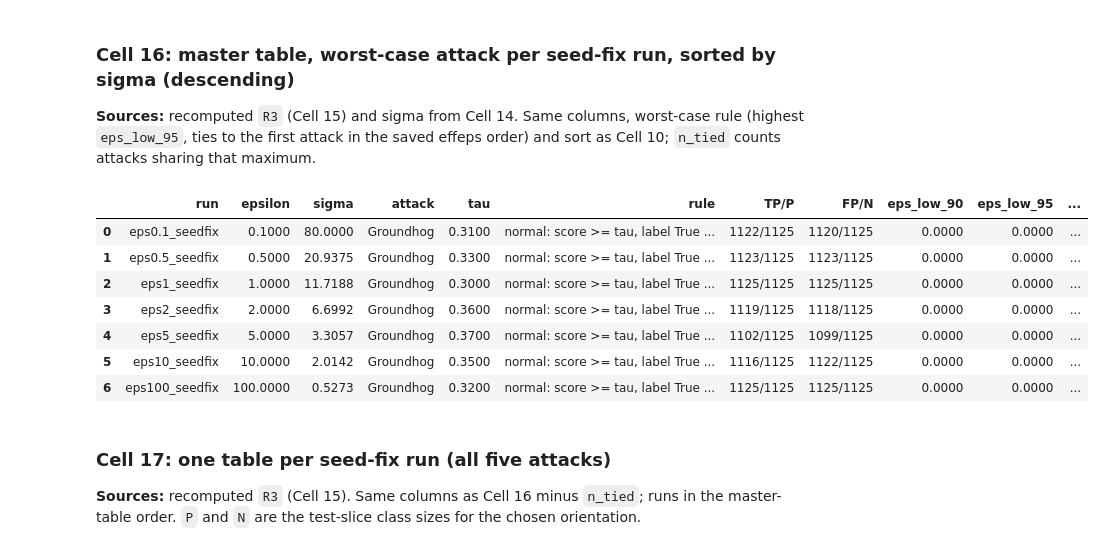
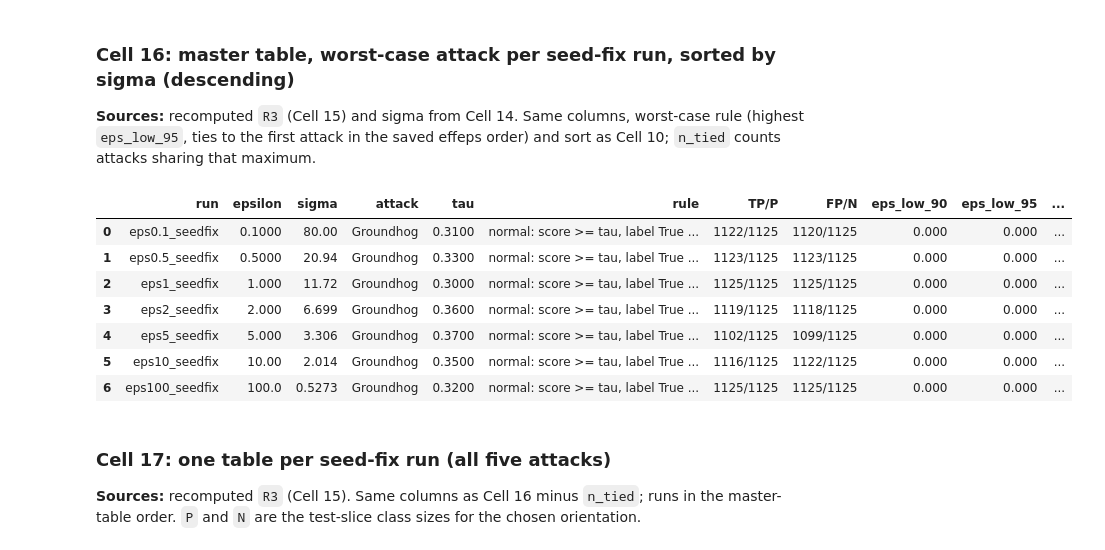
Before and after one commit to oliviapeng26/priv-sdg, a Jupyter notebook: benchmark_tapas/diagnostics/dpgan_threshold_audit.ipynb, the cells around one changed output. Drawn from its saved outputs; the diff is of its cells as text; code cells hidden in the pictures.

```diff
--- a/benchmark_tapas/diagnostics/dpgan_threshold_audit.ipynb
+++ b/benchmark_tapas/diagnostics/dpgan_threshold_audit.ipynb
@@ -22,7 +22,9 @@ import pandas as pd
 from tapas.report import EffectiveEpsilonReport
 
 warnings.filterwarnings("ignore")
-pd.set_option("display.width", 250, "display.max_columns", 60, "display.float_format", lambda x: f"{x:.4f}")
+# every float in a table is shown to 4 significant figures (trailing zeros kept)
+FMT4 = lambda x: f"{x:#.4g}"
+pd.set_option("display.width", 250, "display.max_columns", 60, "display.float_format", FMT4)
 
 # benchmark_tapas/ = nearest ancestor holding config.py (same trick as the audit scripts)
 HERE = Path.cwd().resolve()
@@ -809,24 +811,24 @@ eps100_seedfix   raw rows=12500  attacks=5  effeps rows=5
 # %%
 worst3 = []
 for label, g in R3.groupby("run", sort=False):
     w = g.loc[g["eps_low_95"].idxmax()].copy()
     w["n_tied"] = int((g["eps_low_95"] == g["eps_low_95"].max()).sum())
     worst3.append(w)
 W3 = (pd.DataFrame(worst3)
         .assign(_order=lambda d: d.run.map({l: i for i, l in enumerate(RUNS3)}))
         .sort_values(["sigma", "_order"], ascending=[False, True], kind="stable")
         .drop(columns="_order").reset_index(drop=True))
-with pd.option_context("display.float_format", lambda x: f"{x:.4f}", "display.max_colwidth", 60):
+with pd.option_context("display.float_format", FMT4, "display.max_colwidth", 60):
     display(W3[COLS2])
 # %% [output]
 |  | run | epsilon | sigma | attack | tau | rule | TP/P | FP/N | eps_low_90 | eps_low_95 | ... |
-| 0 | eps0.1_seedfix | 0.1000 | 80.0000 | Groundhog | 0.3100 | normal: score >= tau, label True ... | 1122/1125 | 1120/1125 | 0.0000 | 0.0000 | ... |
-| 1 | eps0.5_seedfix | 0.5000 | 20.9375 | Groundhog | 0.3300 | normal: score >= tau, label True ... | 1123/1125 | 1123/1125 | 0.0000 | 0.0000 | ... |
-| 2 | eps1_seedfix | 1.0000 | 11.7188 | Groundhog | 0.3000 | normal: score >= tau, label True ... | 1125/1125 | 1125/1125 | 0.0000 | 0.0000 | ... |
-| 3 | eps2_seedfix | 2.0000 | 6.6992 | Groundhog | 0.3600 | normal: score >= tau, label True ... | 1119/1125 | 1118/1125 | 0.0000 | 0.0000 | ... |
-| 4 | eps5_seedfix | 5.0000 | 3.3057 | Groundhog | 0.3700 | normal: score >= tau, label True ... | 1102/1125 | 1099/1125 | 0.0000 | 0.0000 | ... |
-| 5 | eps10_seedfix | 10.0000 | 2.0142 | Groundhog | 0.3500 | normal: score >= tau, label True ... | 1116/1125 | 1122/1125 | 0.0000 | 0.0000 | ... |
-| 6 | eps100_seedfix | 100.0000 | 0.5273 | Groundhog | 0.3200 | normal: score >= tau, label True ... | 1125/1125 | 1125/1125 | 0.0000 | 0.0000 | ... |
+| 0 | eps0.1_seedfix | 0.1000 | 80.00 | Groundhog | 0.3100 | normal: score >= tau, label True ... | 1122/1125 | 1120/1125 | 0.000 | 0.000 | ... |
+| 1 | eps0.5_seedfix | 0.5000 | 20.94 | Groundhog | 0.3300 | normal: score >= tau, label True ... | 1123/1125 | 1123/1125 | 0.000 | 0.000 | ... |
+| 2 | eps1_seedfix | 1.000 | 11.72 | Groundhog | 0.3000 | normal: score >= tau, label True ... | 1125/1125 | 1125/1125 | 0.000 | 0.000 | ... |
+| 3 | eps2_seedfix | 2.000 | 6.699 | Groundhog | 0.3600 | normal: score >= tau, label True ... | 1119/1125 | 1118/1125 | 0.000 | 0.000 | ... |
+| 4 | eps5_seedfix | 5.000 | 3.306 | Groundhog | 0.3700 | normal: score >= tau, label True ... | 1102/1125 | 1099/1125 | 0.000 | 0.000 | ... |
+| 5 | eps10_seedfix | 10.00 | 2.014 | Groundhog | 0.3500 | normal: score >= tau, label True ... | 1116/1125 | 1122/1125 | 0.000 | 0.000 | ... |
+| 6 | eps100_seedfix | 100.0 | 0.5273 | Groundhog | 0.3200 | normal: score >= tau, label True ... | 1125/1125 | 1125/1125 | 0.000 | 0.000 | ... |
 # %% [markdown]
 ### Cell 17: one table per seed-fix run (all five attacks)
 **Sources:** recomputed `R3` (Cell 15). Same columns as Cell 16 minus `n_tied`; runs in the master-table order. `P` and `N` are the test-slice class sizes for the chosen orientation.
```
Also changed, not shown: parts of 13 cells of this notebook.
